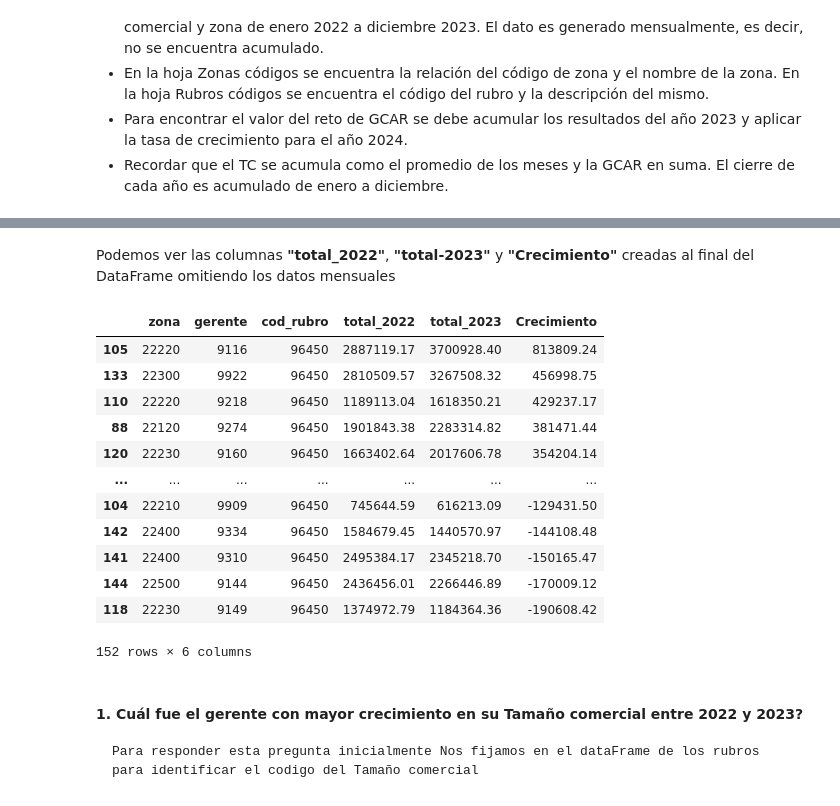
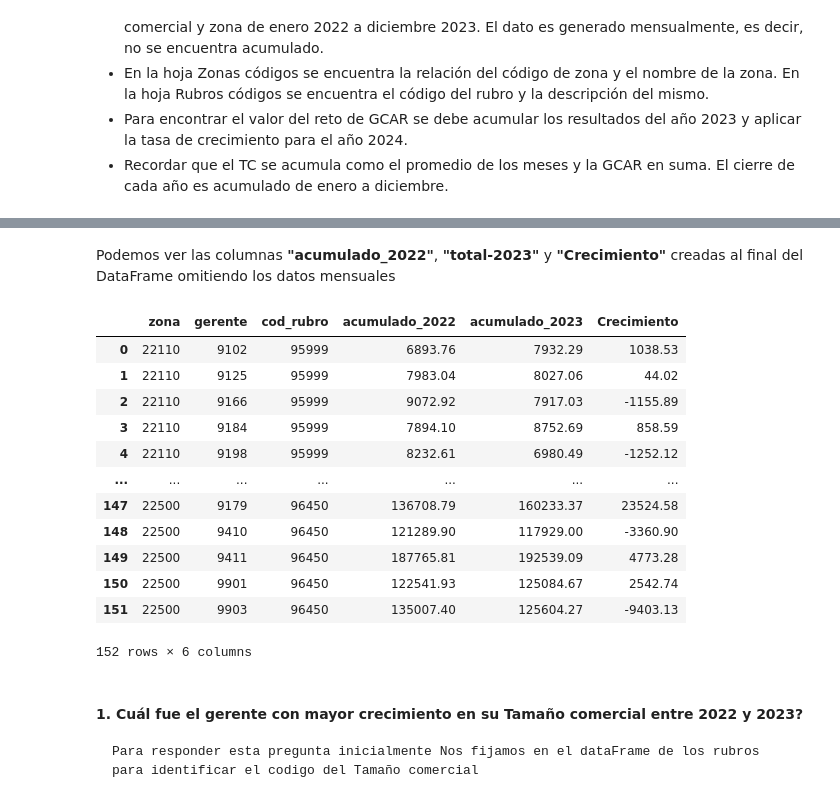
Before and after one commit to EdissonPO/prueba_tecnica_analitico, a Jupyter notebook: notebook.ipynb, the cells around one changed output, grey strips where cells are left out. Drawn from its saved outputs; the diff is of its cells as text; code cells hidden in the pictures.

```diff
--- a/notebook.ipynb
+++ b/notebook.ipynb
@@ -28,32 +28,35 @@ pd.options.display.float_format = '{:.2f}'.format
 df_datos = pd.read_excel(r'Prueba Bancolombia 2024 (analitico).xlsx', sheet_name='Datos')
 df_rubros_codigos = pd.read_excel(r'Prueba Bancolombia 2024 (analitico).xlsx', sheet_name='Rubros codigos')
 df_zonas_codigos = pd.read_excel(r'Prueba Bancolombia 2024 (analitico).xlsx', sheet_name='Zonas códigos')
-# %%
-# Creamos 2 columnas para saber los totales del 2022 y 2023
-
-df_datos['total_2022'] = df_datos.filter(like='2022').sum(axis=1)
-df_datos['total_2023'] = df_datos.filter(like='2023').sum(axis=1)
+# %%
+# Creamos 2 columnas para saber los acumulados del 2022 y 2023 siguiendo las reglas de la actividad 1, donde se menciona que el acumulado de GCAR se suma y el de TC se promedia
+
+df_datos.loc[df_datos['cod_rubro'] == 95999, 'acumulado_2022'] = df_datos.loc[df_datos['cod_rubro'] == 95999].filter(like='2022').sum(axis=1)
+df_datos.loc[df_datos['cod_rubro'] == 96450, 'acumulado_2022'] = df_datos.loc[df_datos['cod_rubro'] == 96450].filter(like='2022').mean(axis=1)
+
+df_datos.loc[df_datos['cod_rubro'] == 95999, 'acumulado_2023'] = df_datos.loc[df_datos['cod_rubro'] == 95999].filter(like='2023').sum(axis=1)
+df_datos.loc[df_datos['cod_rubro'] == 96450, 'acumulado_2023'] = df_datos.loc[df_datos['cod_rubro'] == 96450].filter(like='2023').mean(axis=1)
 # %%
-# Creamos una columna para saber el crecimiento de los totales del 2022 y 2023 restando la diferencia de los totales
+# Creamos una columna para saber el crecimiento restando los totales del 2023 - 2022
 
-df_datos['Crecimiento'] = df_datos['total_2023'] - df_datos['total_2022']
+df_datos['Crecimiento'] = df_datos['acumulado_2023'] - df_datos['acumulado_2022']
 # %% [markdown]
-Podemos ver las columnas **"total_2022"**, **"total-2023"** y **"Crecimiento"** creadas al final del DataFrame omitiendo los datos mensuales
+Podemos ver las columnas **"acumulado_2022"**, **"total-2023"** y **"Crecimiento"** creadas al final del DataFrame omitiendo los datos mensuales
 # %%
-df_datos.loc[: , ['zona', 'gerente', 'cod_rubro', 'total_2022', 'total_2023', 'Crecimiento']]
+df_datos.loc[: , ['zona', 'gerente', 'cod_rubro', 'acumulado_2022', 'acumulado_2023', 'Crecimiento']]
 # %% [output]
-|  | zona | gerente | cod_rubro | total_2022 | total_2023 | Crecimiento |
-| 105 | 22220 | 9116 | 96450 | 2887119.17 | 3700928.40 | 813809.24 |
-| 133 | 22300 | 9922 | 96450 | 2810509.57 | 3267508.32 | 456998.75 |
-| 110 | 22220 | 9218 | 96450 | 1189113.04 | 1618350.21 | 429237.17 |
-| 88 | 22120 | 9274 | 96450 | 1901843.38 | 2283314.82 | 381471.44 |
-| 120 | 22230 | 9160 | 96450 | 1663402.64 | 2017606.78 | 354204.14 |
+|  | zona | gerente | cod_rubro | acumulado_2022 | acumulado_2023 | Crecimiento |
+| 0 | 22110 | 9102 | 95999 | 6893.76 | 7932.29 | 1038.53 |
+| 1 | 22110 | 9125 | 95999 | 7983.04 | 8027.06 | 44.02 |
+| 2 | 22110 | 9166 | 95999 | 9072.92 | 7917.03 | -1155.89 |
+| 3 | 22110 | 9184 | 95999 | 7894.10 | 8752.69 | 858.59 |
+| 4 | 22110 | 9198 | 95999 | 8232.61 | 6980.49 | -1252.12 |
 | ... | ... | ... | ... | ... | ... | ... |
-| 104 | 22210 | 9909 | 96450 | 745644.59 | 616213.09 | -129431.50 |
-| 142 | 22400 | 9334 | 96450 | 1584679.45 | 1440570.97 | -144108.48 |
-| 141 | 22400 | 9310 | 96450 | 2495384.17 | 2345218.70 | -150165.47 |
-| 144 | 22500 | 9144 | 96450 | 2436456.01 | 2266446.89 | -170009.12 |
-| 118 | 22230 | 9149 | 96450 | 1374972.79 | 1184364.36 | -190608.42 |
+| 147 | 22500 | 9179 | 96450 | 136708.79 | 160233.37 | 23524.58 |
+| 148 | 22500 | 9410 | 96450 | 121289.90 | 117929.00 | -3360.90 |
+| 149 | 22500 | 9411 | 96450 | 187765.81 | 192539.09 | 4773.28 |
+| 150 | 22500 | 9901 | 96450 | 122541.93 | 125084.67 | 2542.74 |
+| 151 | 22500 | 9903 | 96450 | 135007.40 | 125604.27 | -9403.13 |
 152 rows × 6 columns
 # %% [markdown]
 #### 1. Cuál fue el gerente con mayor crecimiento en su Tamaño comercial entre 2022 y 2023?
```
Also changed, not shown: parts of 23 cells of this notebook, 1 other file.
